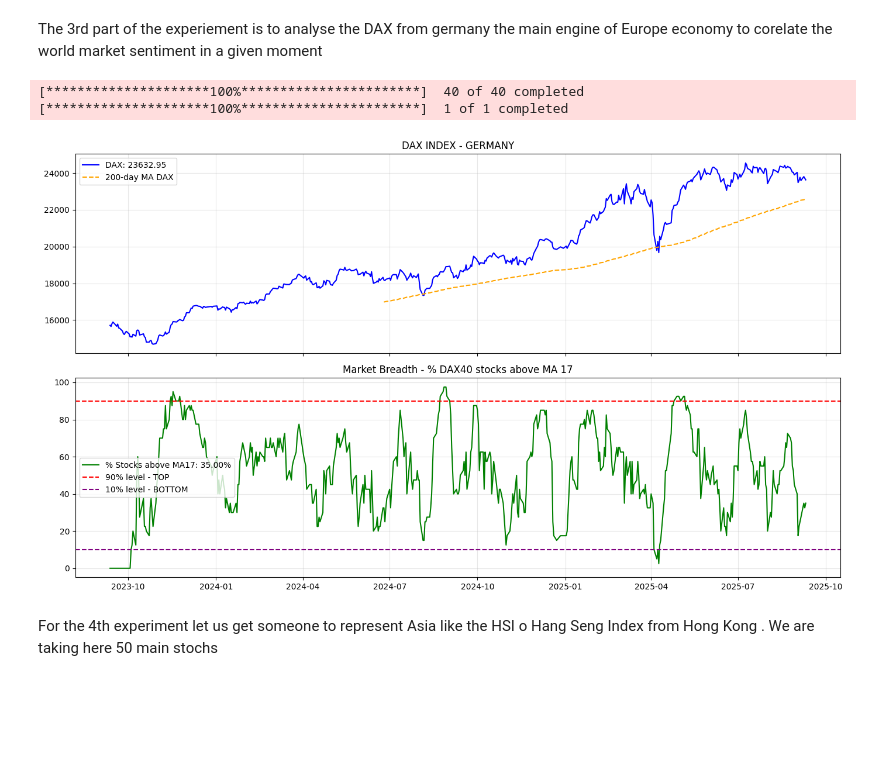
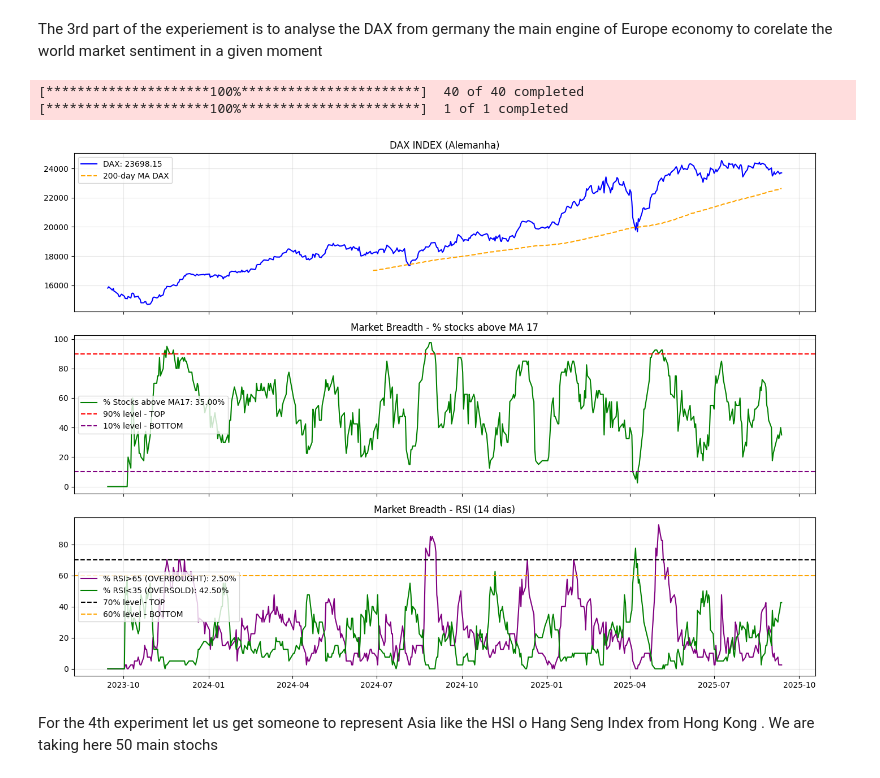
Before and after one commit to flaviorosso/market-breadth-analysis, a Jupyter notebook: Market_Breadth_Sentiment_analysis.ipynb, the cells around one changed output. Saved outputs shown, nothing was run; the diff lists cells and outputs as text; code cells hidden in the pictures; blank space fills up the shorter version.

```diff
--- a/Market_Breadth_Sentiment_analysis.ipynb
+++ b/Market_Breadth_Sentiment_analysis.ipynb
@@ -235,30 +323,24 @@ plt.show()
 # %% [markdown]
 The 3rd part of the experiement is to analyse the DAX from germany the main engine of Europe economy to corelate the world market sentiment in a given moment
 # %%
-# Market Breadth index to analyze if the market is approaching TOP or BOTTOM
-# Second experiment DAX40 - German market
-
-# --- Market Breadth DAX40 ---
-# Flavio Rosso | Base for GitHub project
-
-!pip install yfinance --quiet
-
 import yfinance as yf
 import pandas as pd
+import numpy as np
 import matplotlib.pyplot as plt
 import datetime as dt
 
 # ------------------------------
 # Parameters
 # ------------------------------
-start = (dt.datetime.today() - dt.timedelta(days=730)).strftime("%Y-%m-%d")  # last 2 years
+start = (dt.datetime.today() - dt.timedelta(days=730)).strftime("%Y-%m-%d")  # últimos 2 anos
 end = dt.datetime.today().strftime("%Y-%m-%d")
 
-moving_avg_days = 17   # short-term moving average (configurable)
-index_symbol = "^GDAXI"  # DAX Index (XETRA)
+moving_avg_days = 17    # média curta
+index_symbol = "^GDAXI" # DAX 40
 
-# --- DAX40 tickers (Yahoo Finance format) ---
-# Fonte: yfinance (XETRA symbols, .DE suffix)
+# ------------------------------
+# Lista de ações do DAX40
+# ------------------------------
 stocks = [
     "ADS.DE","ALV.DE","BAS.DE","BAYN.DE","BMW.DE","CON.DE","1COV.DE","DHER.DE","DBK.DE","DTE.DE",
     "EOAN.DE","FME.DE","FRE.DE","HEI.DE","HEN3.DE","IFX.DE","LIN.DE","MRK.DE","MTX.DE","MUV2.DE",
@@ -273,53 +355,96 @@ data = yf.download(stocks, start=start, end=end, auto_adjust=False)["Close"]
 index_data = yf.download(index_symbol, start=start, end=end, auto_adjust=False)["Close"]
 
 # ------------------------------
-# Moving averages and breadth calculation
+# Market Breadth (MA)
 # ------------------------------
 mm = data.rolling(window=moving_avg_days).mean()
+signals = (data > mm).astype(int)
+breadth = signals.mean(axis=1) * 100
+index_ma200 = index_data.rolling(window=200).mean()
 
-# Signal: 1 if price > moving average, 0 otherwise
-signals = (data > mm).astype(int)
+# ------------------------------
+# RSI Function
+# ------------------------------
+def compute_rsi(series, window=14):
+    delta = series.diff()
+    gain = np.where(delta > 0, delta, 0)
+    loss = np.where(delta < 0, -delta, 0)
 
-# Breadth indicator = % of stocks above the moving average
-breadth = signals.mean(axis=1) * 100
+    gain = pd.Series(gain, index=series.index).rolling(window).mean()
+    loss = pd.Series(loss, index=series.index).rolling(window).mean()
 
-# DAX with 200-day moving average
-index_ma200 = index_data.rolling(window=200).mean()
+    rs = gain / loss
+    rsi = 100 - (100 / (1 + rs))
+    return rsi
+
+# ------------------------------
+# RSI Breadth
+# ------------------------------
+rsi_data = data.apply(compute_rsi, window=14)
+
+# % ativos sobrecomprados (RSI > 65) e sobrevendidos (RSI < 35)
+rsi_overbought = (rsi_data > 65).mean(axis=1) * 100
+rsi_oversold = (rsi_data < 35).mean(axis=1) * 100
 
 # ------------------------------
 # Plotting
 # ------------------------------
-fig, (ax1, ax2) = plt.subplots(2, 1, figsize=(14, 8), sharex=True)
+fig, (ax1, ax2, ax3) = plt.subplots(3, 1, figsize=(14, 10), sharex=True)
 
-# --- DAX Index ---
+# --- DAX ---
 if isinstance(index_data, pd.DataFrame):
-    col_index = index_data.columns[0]  # adjust if necessary
-    dax_series = index_data[col_index]
+    dax_series = index_data.iloc[:, 0]
 else:
     dax_series = index_data
 
-last_index = dax_series.iloc[-1]
-ax1.plot(dax_series, label=f"DAX: {last_index:.2f}", color="blue")
+last_dax = dax_series.iloc[-1]
+ax1.plot(dax_series, label=f"DAX: {last_dax:.2f}", color="blue")
 ax1.plot(index_ma200, label="200-day MA DAX", color="orange", linestyle="--")
-ax1.set_title("DAX INDEX - GERMANY")
+ax1.set_title("DAX INDEX (Alemanha)")
 ax1.legend()
 ax1.grid(True, alpha=0.3)
 
-# --- Market Breadth ---
+# --- Market Breadth (MA) ---
 last_breadth = breadth.iloc[-1]
 ax2.plot(breadth, label=f"% Stocks above MA{moving_avg_days}: {last_breadth:.2f}%", color="green")
 ax2.axhline(90, color="red", linestyle="--", label="90% level - TOP")
 ax2.axhline(10, color="purple", linestyle="--", label="10% level - BOTTOM")
-ax2.set_title(f"Market Breadth - % DAX40 stocks above MA {moving_avg_days}")
+ax2.set_title(f"Market Breadth - % stocks above MA {moving_avg_days}")
 ax2.legend(loc='center left')
 ax2.grid(True, alpha=0.3)
 
+# --- Market Breadth (RSI) ---
+last_overbought = rsi_overbought.iloc[-1]
+last_oversold = rsi_oversold.iloc[-1]
+ax3.plot(rsi_overbought, label=f"% RSI>65 (OVERBOUGHT): {last_overbought:.2f}%", color="purple")
+ax3.plot(rsi_oversold, label=f"% RSI<35 (OVERSOLD): {last_oversold:.2f}%", color="green")
+ax3.axhline(70, color="black", linestyle="--", label="70% level - TOP")
+ax3.axhline(60, color="orange", linestyle="--", label="60% level - BOTTOM")
+ax3.set_title("Market Breadth - RSI (14 dias)")
+ax3.legend(loc='center left')
+ax3.grid(True, alpha=0.3)
+
 plt.tight_layout()
 plt.show()
+
+# ------------------------------
+# Lista para armazenar os resultados
+# ------------------------------
+
+last_date = ibov_series.index[-1].strftime("%Y-%m-%d")  # data do último valor
+last_value = ibov_series.iloc[-1]                        # valor do último índice
+summary.append({
+    "Index": "DAX",
+    "Last Date": last_date,
+    "Last Value": last_dax,
+    "% Above MA": breadth.iloc[-1],
+    "% RSI > 65": rsi_overbought.iloc[-1],
+    "% RSI < 35": rsi_oversold.iloc[-1]
+})
 # %% [output]
 [*********************100%***********************]  40 of 40 completed
 [*********************100%***********************]  1 of 1 completed
-[figure, old version]
+[figure, new version]
 # %% [markdown]
 For the 4th experiment let us get someone to represent Asia like the HSI  o Hang Seng Index from Hong Kong . We are taking here 50 main stochs
 # %%
```
Also changed, not shown: parts of 7 cells of this notebook.
